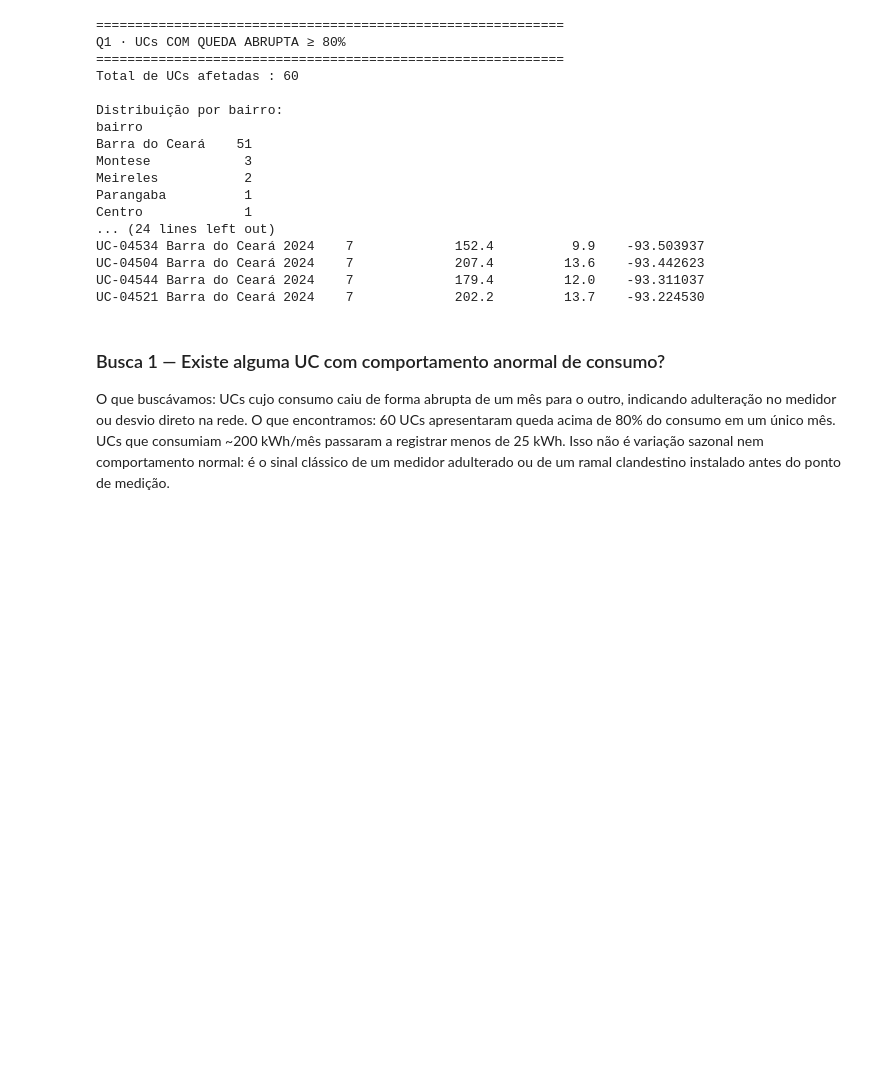
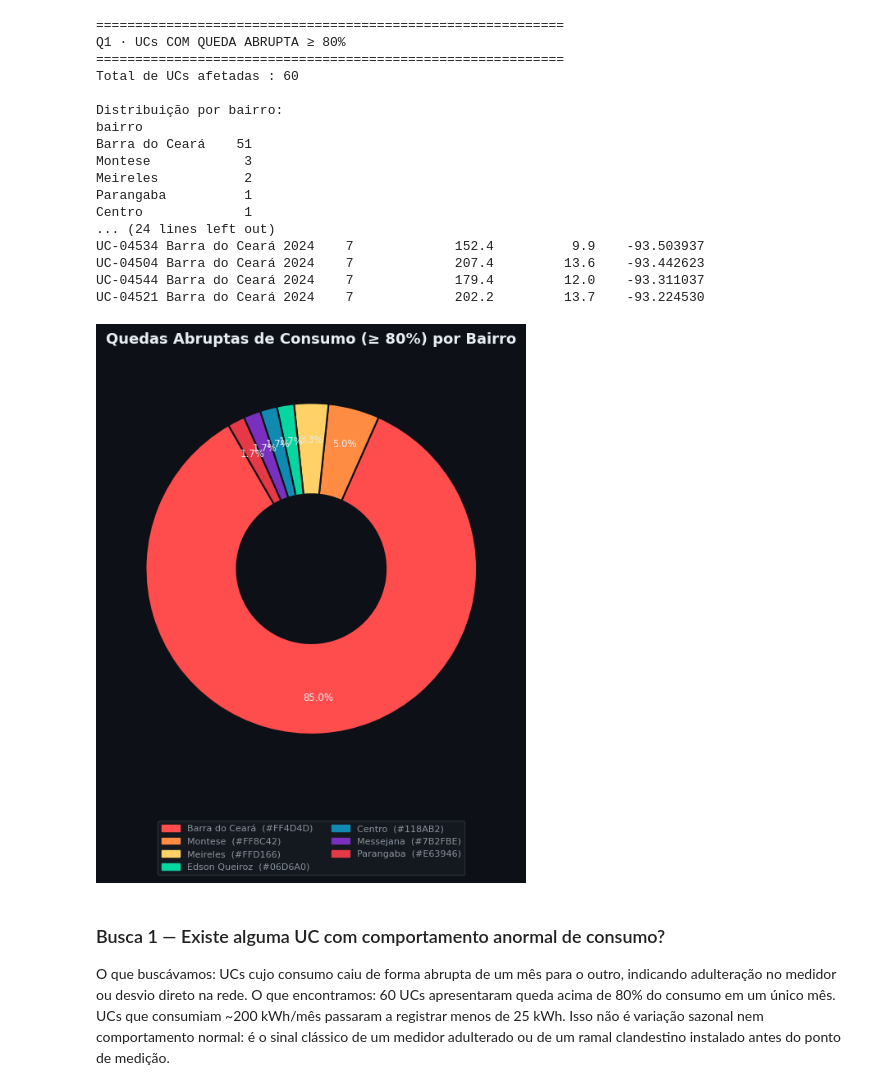
Before and after one commit to rcardoo/Operacao-Curto-Circuito-CDT13, a Jupyter notebook: notebook/analise_perdas_energia.ipynb, the cells around one changed output. Cells and saved outputs as stored; diff of their text form; code cells hidden in the pictures; blank space fills up the shorter version.

Commit message:
Criação de Grafico de Pizza - Quedas por Bairro

```diff
--- a/notebook/analise_perdas_energia.ipynb
+++ b/notebook/analise_perdas_energia.ipynb
@@ -104,6 +106,82 @@ UC-04534 Barra do Ceará 2024    7             152.4          9.9    -93.503937
 UC-04504 Barra do Ceará 2024    7             207.4         13.6    -93.442623
 UC-04544 Barra do Ceará 2024    7             179.4         12.0    -93.311037
 UC-04521 Barra do Ceará 2024    7             202.2         13.7    -93.224530
+# %%
+df = pd.read_csv('../data/projeto_06_consumo_energia.csv')
+df = df.sort_values(['uc_id', 'ano', 'mes'])
+
+df['data'] = pd.to_datetime(
+    df['ano'].astype(str) + '-' + df['mes'].astype(str).str.zfill(2)
+)
+
+df['consumo_mes_anterior'] = df.groupby('uc_id')['consumo_kwh'].shift(1)
+df['queda_percentual'] = (
+    (df['consumo_mes_anterior'] - df['consumo_kwh']) /
+    df['consumo_mes_anterior']
+) * 100
+
+df_q = df[df['queda_percentual'] >= 80].copy()
+
+por_bairro = (
+    df_q.groupby('bairro')
+    .size()
+    .reset_index(name='total')
+    .sort_values('total', ascending=False)
+)
+
+# Criação do gráfico de pizza com Matplotlib
+BG     = '#0D1117'
+PANEL  = '#161B22'
+BORDER = '#30363D'
+TEXT   = '#E6EDF3'
+TEXT_MUTED = '#8B949E'
+COLORS = ['#FF4D4D','#FF8C42','#FFD166','#06D6A0','#118AB2',
+          '#7B2FBE','#E63946','#F4A261','#2EC4B6','#CBADFF']
+
+bairros  = por_bairro['bairro'].tolist()
+cor_map  = {b: COLORS[i % len(COLORS)] for i, b in enumerate(bairros)}
+cores_pie = [cor_map[b] for b in bairros]
+
+# Figura
+fig, ax = plt.subplots(figsize=(8, 7), facecolor=BG)
+ax.set_facecolor(PANEL)
+
+wedges, _, autotexts = ax.pie(
+    por_bairro['total'],
+    labels=None,
+    colors=cores_pie,
+    autopct='%1.1f%%',
+    startangle=120,
+    pctdistance=0.78,
+    wedgeprops=dict(width=0.55, edgecolor=BG, linewidth=1.5),
+)
+
+for at in autotexts:
+    at.set_fontsize(8.5)
+    at.set_color(TEXT)
+
+ax.legend(
+    handles=[mpatches.Patch(color=cor_map[b], label=f"{b}  ({cor_map[b]})" ) for b in bairros],
+    loc='lower center',
+    bbox_to_anchor=(0.5, -0.25),
+    ncol=2,
+    fontsize=8,
+    labelcolor=TEXT_MUTED,
+    facecolor=PANEL,
+    edgecolor=BORDER,
+)
+
+ax.set_title(
+    'Quedas Abruptas de Consumo (≥ 80%) por Bairro',
+    color=TEXT, fontsize=13, fontweight='bold', pad=16
+)
+
+plt.tight_layout()
+plt.savefig('../docs/pizza_quedas_por_bairro.png', dpi=150,
+            bbox_inches='tight', facecolor=BG)
+plt.show()
+# %% [output]
+[figure, added]
 # %% [markdown]
 ### Busca 1 — Existe alguma UC com comportamento anormal de consumo?
 O que buscávamos: UCs cujo consumo caiu de forma abrupta de um mês para o outro, indicando adulteração no medidor ou desvio direto na rede.
```
Also changed, not shown: parts of 2 cells of this notebook, 1 other file.
